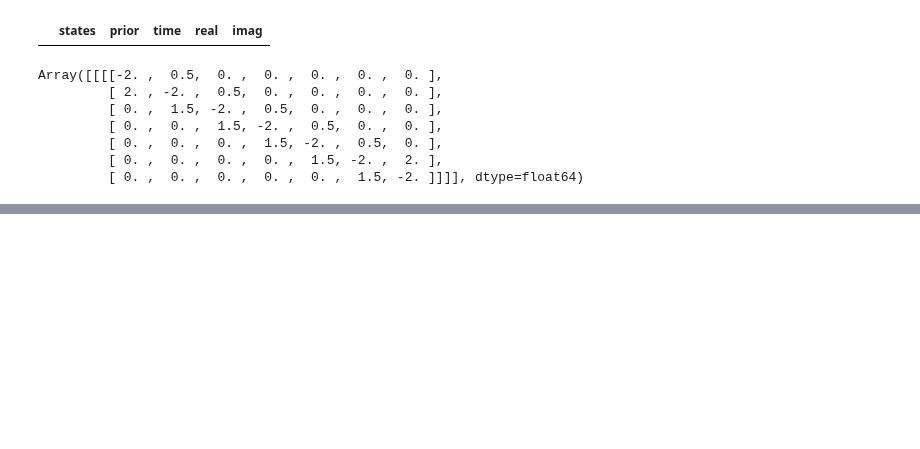
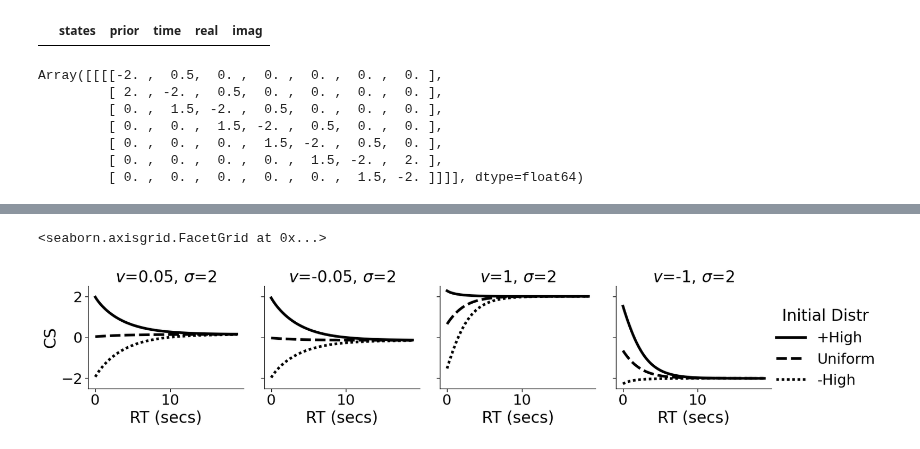
Before and after one commit to rkmalaiya/stochastic_cognitive_dynamics, a Jupyter notebook: poc/Diffusion_vs_Quantum.ipynb, the cells around one changed output, grey strips where cells are left out. Drawn from its saved outputs; the diff is of its cells as text; code cells hidden in the pictures; blank space fills up the shorter version.

```diff
--- a/poc/Diffusion_vs_Quantum.ipynb
+++ b/poc/Diffusion_vs_Quantum.ipynb
@@ -242,7 +227,7 @@ mv
 df_markov1 = pd.DataFrame()
 df_quantum1 = pd.DataFrame()
 
-for mu in [npx.asarray([[0.01]]), npx.asarray([[0.1]]), npx.asarray([[0.5]]), npx.asarray([[1]])]:
+for mu in [npx.asarray([[0.05]]), npx.asarray([[-0.05]]), npx.asarray([[1]]), npx.asarray([[-1]])]:
     intensity_matrix_markov = dd._buildK(n_states, mu, m_sigma)
     intensity_matrix_quantum = qd._buildH(n_states, mu, q_sigma)
     print(intensity_matrix_markov)
@@ -263,5 +248,5 @@ for mu in [npx.asarray([[0.01]]), npx.asarray([[0.1]]), npx.asarray([[0.5]]), np
                                                     transition_type="RT", likelihood_type="SINGLE")
             phi_quantum_arr.append((np.abs(phi_quantum.squeeze())**2) @ mv)
 
-        df_markov1 = pd.concat([df_markov1, pd.DataFrame(phi_markov_arr).T.assign(prior=prior_type, mu=f"$v$={np.asarray(mu[0,0])}, $\sigma$={np.asarray(sigma_m[0,0])}")])
-        df_quantum1 = pd.concat([df_quantum1, pd.DataFrame(phi_quantum_arr).T.assign(prior=prior_type, mu=f"$v$={np.asarray(mu[0,0])}, $\sigma$={np.asarray(sigma_m[0,0])}")])
+        df_markov1 = pd.concat([df_markov1, pd.DataFrame(phi_markov_arr).T.assign(prior=prior_type, mu=f"$v$={np.asarray(mu[0,0])}, $\sigma$={np.asarray(m_sigma[0,0])}")])
+        df_quantum1 = pd.concat([df_quantum1, pd.DataFrame(phi_quantum_arr).T.assign(prior=prior_type, mu=f"$v$={np.asarray(mu[0,0])}, $\sigma$={np.asarray(m_sigma[0,0])}")])
@@ -268,4 +271,4 @@ for mu in [npx.asarray([[0.01]]), npx.asarray([[0.1]]), npx.asarray([[0.5]]), np
 # %%
-df_markov1_plot = df_markov1.melt(id_vars=["prior", "mu"], var_name="time").assign(time=lambda df: df.time*0.1)
-df_quantum1_plot = df_quantum1.melt(id_vars=["prior", "mu"], var_name="time").assign(time=lambda df: df.time*0.1)
+df_markov1_plot = df_markov1.melt(id_vars=["prior", "mu"], var_name="time").assign(time=lambda df: df.time*0.1).assign(prior = lambda df:df.prior.map({"Upper":"+High", "Lower":"-High", "Uniform":"Uniform"}))
+df_quantum1_plot = df_quantum1.melt(id_vars=["prior", "mu"], var_name="time").assign(time=lambda df: df.time*0.1).assign(prior = lambda df:df.prior.map({"Upper":"+High", "Lower":"-High", "Uniform":"Uniform"}))
 df_markov1_plot.query("value > 3")
@@ -273,0 +293,10 @@ df_markov1_plot
+# %%
+f = sns.relplot(df_markov1_plot, x="time", y="value",
+                style="prior", col="mu", color="black", aspect=1, height=4, kind="line",lw=4)
+f.legend.set_title("Initial Distr")
+f.set_titles("{col_name}")
+f.set_xlabels("RT (secs)")
+f.set_ylabels("CS")
+# %% [output]
+<seaborn.axisgrid.FacetGrid at 0x...>
+[figure, added]
```
Also changed, not shown: parts of 17 cells of this notebook, 1 other file.
